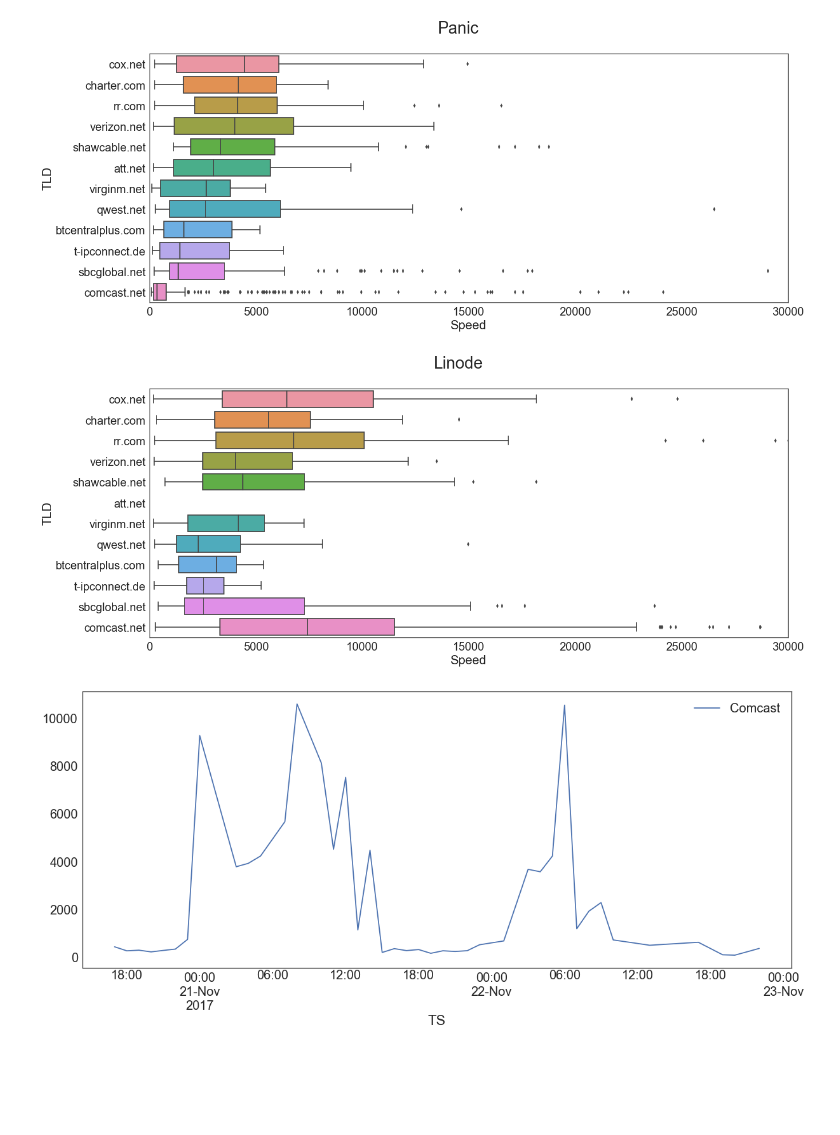
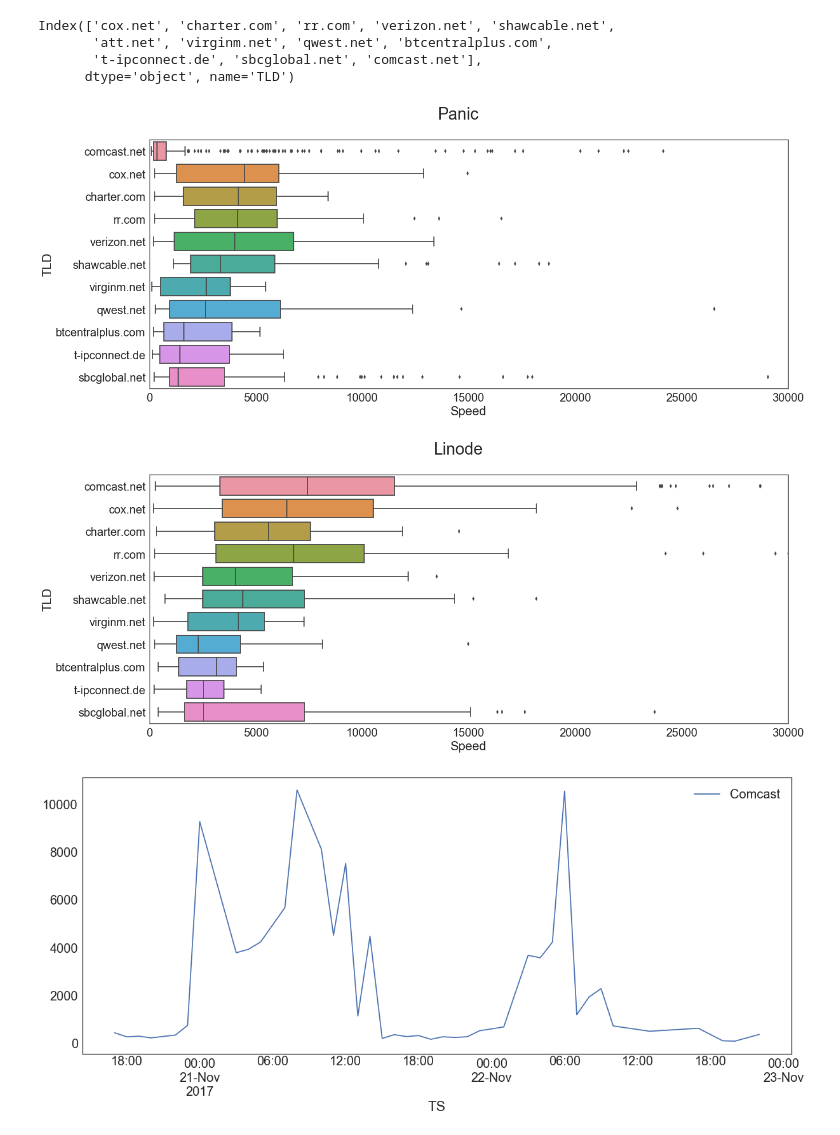
Before and after one commit to panicinc/speed_mystery, a Jupyter notebook: main.ipynb, the cells around one changed output. Drawn from its saved outputs; the diff is of its cells as text; code cells hidden in the pictures; blank space fills up the shorter version.

Commit message:
hand-roll ranks

```diff
--- a/main.ipynb
+++ b/main.ipynb
@@ -34,40 +34,45 @@ df2_c = df2[df2.groupby('TLD').Speed.transform(len) >= 30].copy(True)
 # Filter by speed
 # df1_c = df1_c[df1_c['Speed'] < 15000]
 # df2_c = df2_c[df2_c['Speed'] < 15000]
 
-# Sort the TLDs by mean speed
-ranks1 = df1_c.groupby("TLD")["Speed"].median().fillna(0).sort_values()[::-1].index
-ranks2 = df2_c.groupby("TLD")["Speed"].median().fillna(0).sort_values()[::-1].index
+ranks = pd.Index(['comcast.net', 'cox.net', 'charter.com', 'rr.com', 'verizon.net', 'shawcable.net',
+       'virginm.net', 'qwest.net', 'btcentralplus.com',
+       't-ipconnect.de', 'sbcglobal.net'],
+      dtype='object', name='TLD')
 
 FIG_WIDTH = 20
 FIG_HEIGHT = 8
 sns.set(font_scale=2)
 sns.set_style("white")
 
 fig, _ = plt.subplots()
 fig.set_figwidth(FIG_WIDTH)
 fig.set_figheight(FIG_HEIGHT)
 fig.suptitle('Panic')
 bp1 = sns.boxplot(data=df1_c,
                   y='TLD',
                   x='Speed',
                   orient='h',
-                  order=ranks1)
+                  order=ranks)
 _ = bp1.set(xlim=(0, 30000))
 
 fig, _ = plt.subplots()
 fig.set_figwidth(FIG_WIDTH)
 fig.set_figheight(FIG_HEIGHT)
 fig.suptitle('Linode')
 bp2 = sns.boxplot(data=df2_c,
                   y='TLD',
                   x='Speed',
                   orient='h',
-                  order=ranks1)
+                  order=rankss)
 _ = bp2.set(xlim=(0, 30000))
 # %% [output]
+Index(['cox.net', 'charter.com', 'rr.com', 'verizon.net', 'shawcable.net',
+       'att.net', 'virginm.net', 'qwest.net', 'btcentralplus.com',
+       't-ipconnect.de', 'sbcglobal.net', 'comcast.net'],
+      dtype='object', name='TLD')
-[figure, old version]
+[figure, new version]
-[figure, old version]
+[figure, new version]
 # %%
 df1_c = df1.copy(True)
 df2_c = df2.copy(True)
```
